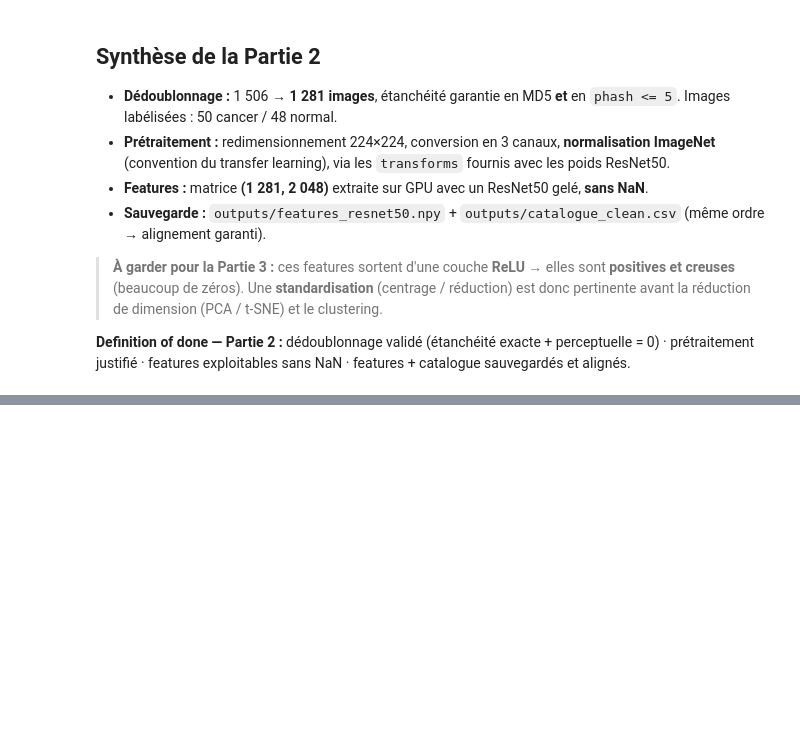
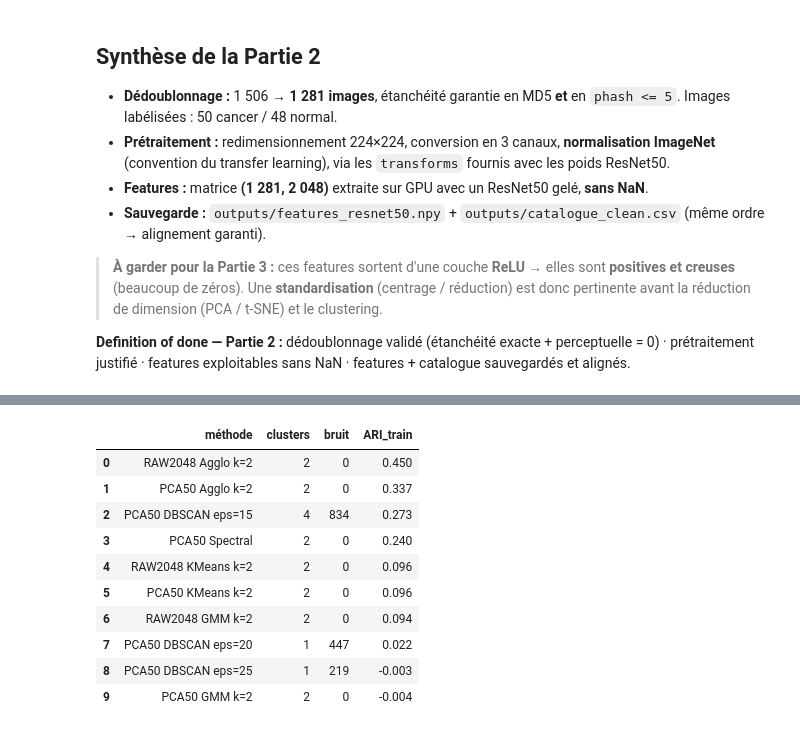
Before and after one commit to rayakevin/OCR_PROJET_10, a Jupyter notebook: notebooks/01_features_clustering.ipynb, the cells around one changed output, grey strips where cells are left out. Saved outputs shown, nothing was run; the diff lists cells and outputs as text; code cells hidden in the pictures; blank space fills up the shorter version.

```diff
--- a/notebooks/01_features_clustering.ipynb
+++ b/notebooks/01_features_clustering.ipynb
@@ -990,0 +603,14 @@ images_a_revoir.to_csv("../outputs/images_a_labelliser_en_priorite.csv", index=F
+# %%
+from sklearn.preprocessing import StandardScaler
+from sklearn.decomposition import PCA
+from sklearn.manifold import TSNE
+
+fit_idx = np.r_[idx_train, idx_unlab]                 # tout SAUF le test
+scaler  = StandardScaler().fit(features[fit_idx])
+X       = scaler.transform(features)                  # appliqué à tout, ajusté sans le test
+
+pca   = PCA(n_components=50, random_state=0).fit(X[fit_idx])
+X_pca = pca.transform(X)
+X_2d  = TSNE(n_components=2, random_state=0, init="pca").fit_transform(X_pca)   # viz uniquement
+
+print(f"X : {X.shape} | PCA : {X_pca.shape} | variance retenue : {pca.explained_variance_ratio_.sum():.0%}")
@@ -990,0 +628,40 @@ images_a_revoir.to_csv("../outputs/images_a_labelliser_en_priorite.csv", index=F
+# %%
+from sklearn.cluster import KMeans, DBSCAN, AgglomerativeClustering, SpectralClustering
+from sklearn.mixture import GaussianMixture
+from sklearn.metrics import adjusted_rand_score
+
+def ari_train(labels):
+    # ARI mesuré sur les seules images du train
+    return adjusted_rand_score(y_train, np.asarray(labels)[idx_train])
+
+lignes, etiquettes = [], {}
+def evaluer(nom, labels):
+    labels = np.asarray(labels); etiquettes[nom] = labels
+    lignes.append({"méthode": nom,
+                   "clusters": len(set(labels) - {-1}),
+                   "bruit": int((labels == -1).sum()),
+                   "ARI_train": ari_train(labels)})
+
+for nom, Xr in {"RAW2048": X, "PCA50": X_pca}.items():
+    evaluer(f"{nom} KMeans k=2",  KMeans(2, n_init=30, random_state=0).fit_predict(Xr))
+    evaluer(f"{nom} Agglo k=2",   AgglomerativeClustering(2, linkage="ward").fit_predict(Xr))
+    evaluer(f"{nom} GMM k=2",     GaussianMixture(2, covariance_type="diag", random_state=0).fit_predict(Xr))
+for eps in [15, 20, 25]:                                    # DBSCAN ne force pas 2 groupes
+    evaluer(f"PCA50 DBSCAN eps={eps}", DBSCAN(eps=eps, min_samples=10).fit_predict(X_pca))
+evaluer("PCA50 Spectral", SpectralClustering(2, affinity="nearest_neighbors", n_neighbors=20,
+                                             assign_labels="kmeans", random_state=0).fit_predict(X_pca))
+
+benchmark_clustering = pd.DataFrame(lignes).sort_values("ARI_train", ascending=False).reset_index(drop=True)
+benchmark_clustering.round(3)
+# %% [output]
+|  | méthode | clusters | bruit | ARI_train |
+| 0 | RAW2048 Agglo k=2 | 2 | 0 | 0.450 |
+| 1 | PCA50 Agglo k=2 | 2 | 0 | 0.337 |
+| 2 | PCA50 DBSCAN eps=15 | 4 | 834 | 0.273 |
+| 3 | PCA50 Spectral | 2 | 0 | 0.240 |
+| 4 | RAW2048 KMeans k=2 | 2 | 0 | 0.096 |
+| 5 | PCA50 KMeans k=2 | 2 | 0 | 0.096 |
+| 6 | RAW2048 GMM k=2 | 2 | 0 | 0.094 |
+| 7 | PCA50 DBSCAN eps=20 | 1 | 447 | 0.022 |
+| 8 | PCA50 DBSCAN eps=25 | 1 | 219 | -0.003 |
+| 9 | PCA50 GMM k=2 | 2 | 0 | -0.004 |
```
Also changed, not shown: parts of 44 cells of this notebook, 13 other files.
